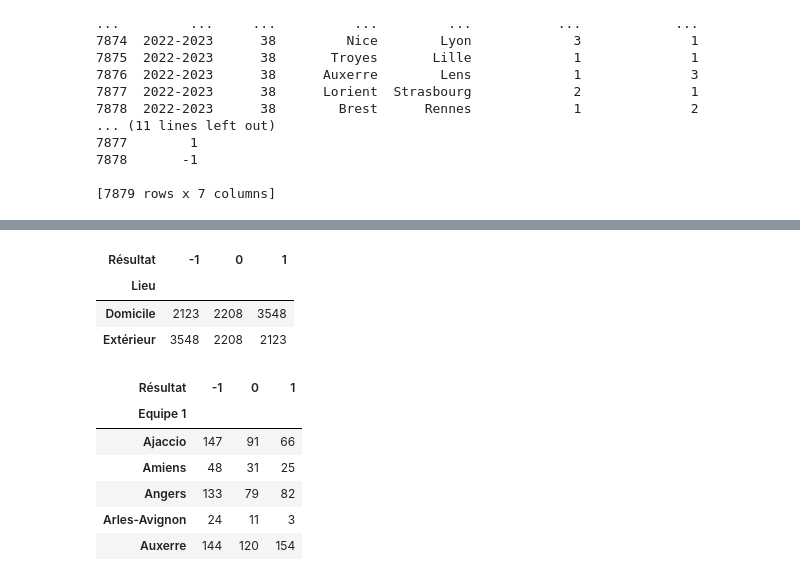
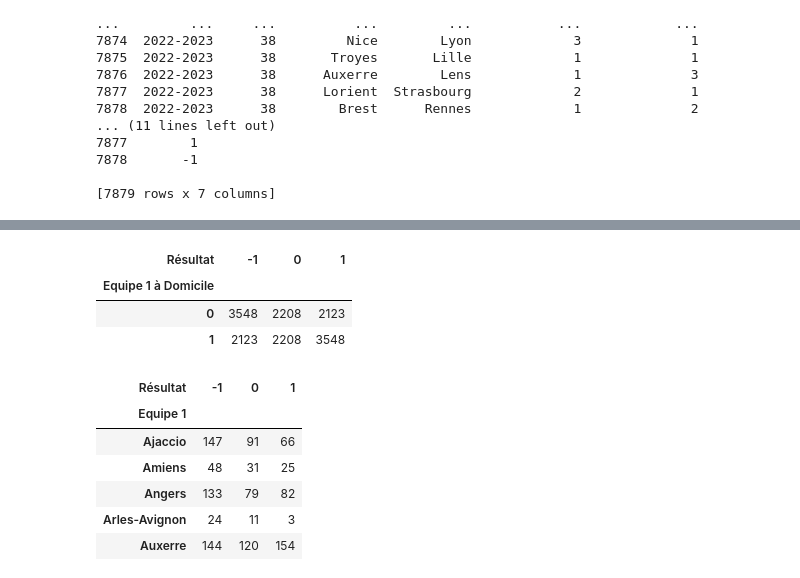
Before and after one commit to alexandreviard/Ligue1Predictor, a Jupyter notebook: Tests.ipynb, the cells around one changed output, grey strips where cells are left out. Saved outputs shown, nothing was run; the diff lists cells and outputs as text; code cells hidden in the pictures.

```diff
--- a/Tests.ipynb
+++ b/Tests.ipynb
@@ -137,13 +137,12 @@ valeurs = [df_merge2[f'J{i}'] for i in range(1, max(df_merge2['Journée']) + 1)]
 dataframe_final['Classement E'] = np.select(conditions, valeurs)
 dataframe_final['Classement E'] = dataframe_final['Classement E'].replace({0: np.nan}).astype(pd.Int64Dtype())
 
-dataframe_final.insert(4, 'Lieu', 'Domicile')
-noms_colonnes = ['Saison', 'Journée', 'Equipe 1', 'Equipe 2', 'Lieu', 'Buts Equipe 1', 'Buts Equipe 2', 'Résultat', 'Classement Equipe 1', 'Classement Equipe 2']
+dataframe_final.insert(4, 'Equipe 1 à Domicile', 1)
+noms_colonnes = ['Saison', 'Journée', 'Equipe 1', 'Equipe 2', 'Equipe 1 à Domicile', 'Buts Equipe 1', 'Buts Equipe 2', 'Résultat', 'Classement Equipe 1', 'Classement Equipe 2']
 dataframe_final.columns = noms_colonnes
-dataframe_final_copie = dataframe_final.copy()[['Saison', 'Journée', 'Equipe 2', 'Equipe 1', 'Lieu', 'Buts Equipe 2', 'Buts Equipe 1', 'Résultat', 'Classement Equipe 2', 'Classement Equipe 1']]
-noms_colonnes = ['Saison', 'Journée', 'Equipe 1', 'Equipe 2', 'Lieu', 'Buts Equipe 1', 'Buts Equipe 2', 'Résultat', 'Classement Equipe 1', 'Classement Equipe 2']
+dataframe_final_copie = dataframe_final.copy()[['Saison', 'Journée', 'Equipe 2', 'Equipe 1', 'Equipe 1 à Domicile', 'Buts Equipe 2', 'Buts Equipe 1', 'Résultat', 'Classement Equipe 2', 'Classement Equipe 1']]
 dataframe_final_copie.columns = noms_colonnes
-dataframe_final_copie['Lieu'] = 'Extérieur'
+dataframe_final_copie['Equipe 1 à Domicile'] = 0
 dataframe_final = dataframe_final._append(dataframe_final_copie, ignore_index=True)
 dataframe_final = dataframe_final.sort_values(by=['Saison', 'Equipe 1', 'Journée']).reset_index(drop=True)
 conditions = [
@@ -157,12 +156,12 @@ dataframe_final['Résultat'] = np.select(conditions, valeurs)
 
 dataframe_final['Moyenne_BM par 1'] = (dataframe_final.groupby(['Saison', 'Equipe 1'])['Buts Equipe 1'].cumsum() - dataframe_final['Buts Equipe 1']) / (dataframe_final.groupby(['Saison', 'Equipe 1'])['Journée'].cumcount())
 dataframe_final['Moyenne_BM par 2'] = dataframe_final.merge(dataframe_final, how='left', left_on=['Saison', 'Journée', 'Equipe 1'], right_on=['Saison', 'Journée', 'Equipe 2'])['Moyenne_BM par 1_y']
-dataframe_final['Moyenne_BM par 1 selon Lieu'] = (dataframe_final.groupby(['Saison', 'Equipe 1', 'Lieu'])['Buts Equipe 1'].cumsum() - dataframe_final['Buts Equipe 1']) / (dataframe_final.groupby(['Saison', 'Equipe 1', 'Lieu'])['Journée'].cumcount())
-dataframe_final['Moyenne_BM par 2 selon Lieu'] = dataframe_final.merge(dataframe_final, how='left', left_on=['Saison', 'Journée', 'Equipe 1'], right_on=['Saison', 'Journée', 'Equipe 2'])['Moyenne_BM par 1 selon Lieu_y']
+dataframe_final['Moyenne_BM par 1 selon Equipe 1 à Domicile'] = (dataframe_final.groupby(['Saison', 'Equipe 1', 'Equipe 1 à Domicile'])['Buts Equipe 1'].cumsum() - dataframe_final['Buts Equipe 1']) / (dataframe_final.groupby(['Saison', 'Equipe 1', 'Equipe 1 à Domicile'])['Journée'].cumcount())
+dataframe_final['Moyenne_BM par 2 selon Equipe 1 à Domicile'] = dataframe_final.merge(dataframe_final, how='left', left_on=['Saison', 'Journée', 'Equipe 1'], right_on=['Saison', 'Journée', 'Equipe 2'])['Moyenne_BM par 1 selon Equipe 1 à Domicile_y']
 dataframe_final['Moyenne_BE par 1'] = (dataframe_final.groupby(['Saison', 'Equipe 1'])['Buts Equipe 2'].cumsum() - dataframe_final['Buts Equipe 2']) / (dataframe_final.groupby(['Saison', 'Equipe 1'])['Journée'].cumcount())
 dataframe_final['Moyenne_BE par 2'] = dataframe_final.merge(dataframe_final, how='left', left_on=['Saison', 'Journée', 'Equipe 1'], right_on=['Saison', 'Journée', 'Equipe 2'])['Moyenne_BE par 1_y']
-dataframe_final['Moyenne_BE par 1 selon Lieu'] = (dataframe_final.groupby(['Saison', 'Equipe 1', 'Lieu'])['Buts Equipe 2'].cumsum() - dataframe_final['Buts Equipe 2']) / (dataframe_final.groupby(['Saison', 'Equipe 1', 'Lieu'])['Journée'].cumcount())
-dataframe_final['Moyenne_BE par 2 selon Lieu'] = dataframe_final.merge(dataframe_final, how='left', left_on=['Saison', 'Journée', 'Equipe 1'], right_on=['Saison', 'Journée', 'Equipe 2'])['Moyenne_BE par 1 selon Lieu_y']
+dataframe_final['Moyenne_BE par 1 selon Equipe 1 à Domicile'] = (dataframe_final.groupby(['Saison', 'Equipe 1', 'Equipe 1 à Domicile'])['Buts Equipe 2'].cumsum() - dataframe_final['Buts Equipe 2']) / (dataframe_final.groupby(['Saison', 'Equipe 1', 'Equipe 1 à Domicile'])['Journée'].cumcount())
+dataframe_final['Moyenne_BE par 2 selon Equipe 1 à Domicile'] = dataframe_final.merge(dataframe_final, how='left', left_on=['Saison', 'Journée', 'Equipe 1'], right_on=['Saison', 'Journée', 'Equipe 2'])['Moyenne_BE par 1 selon Equipe 1 à Domicile_y']
 dataframe_final['Forme 1'] = dataframe_final.groupby(['Saison', 'Equipe 1'])['Résultat'].rolling(window=6, min_periods=2).sum().reset_index(drop=True)-dataframe_final['Résultat']
 dataframe_final['Forme 2'] = dataframe_final.merge(dataframe_final, how='left', left_on=['Saison', 'Journée', 'Equipe 1'], right_on=['Saison', 'Journée', 'Equipe 2'])['Forme 1_y']
 dataframe_final['Historique'] = dataframe_final.groupby(['Equipe 1', 'Equipe 2'])['Résultat'].cumsum() - dataframe_final['Résultat']
@@ -186,11 +185,11 @@ dataframe_final
 15758 rows × 21 columns
 # %%
-dataframe_final.groupby('Lieu')['Résultat'].value_counts().unstack()
+dataframe_final.groupby('Equipe 1 à Domicile')['Résultat'].value_counts().unstack()
 # %% [output]
 | Résultat | -1 | 0 | 1 |
-| Lieu |  |  |  |
-| Domicile | 2123 | 2208 | 3548 |
-| Extérieur | 3548 | 2208 | 2123 |
+| Equipe 1 à Domicile |  |  |  |
+| 0 | 3548 | 2208 | 2123 |
+| 1 | 2123 | 2208 | 3548 |
 # %%
 dataframe_final.groupby('Equipe 1')['Résultat'].value_counts().unstack()
 # %% [output]
```
Also changed, not shown: parts of 11 cells of this notebook, 3 other files.
